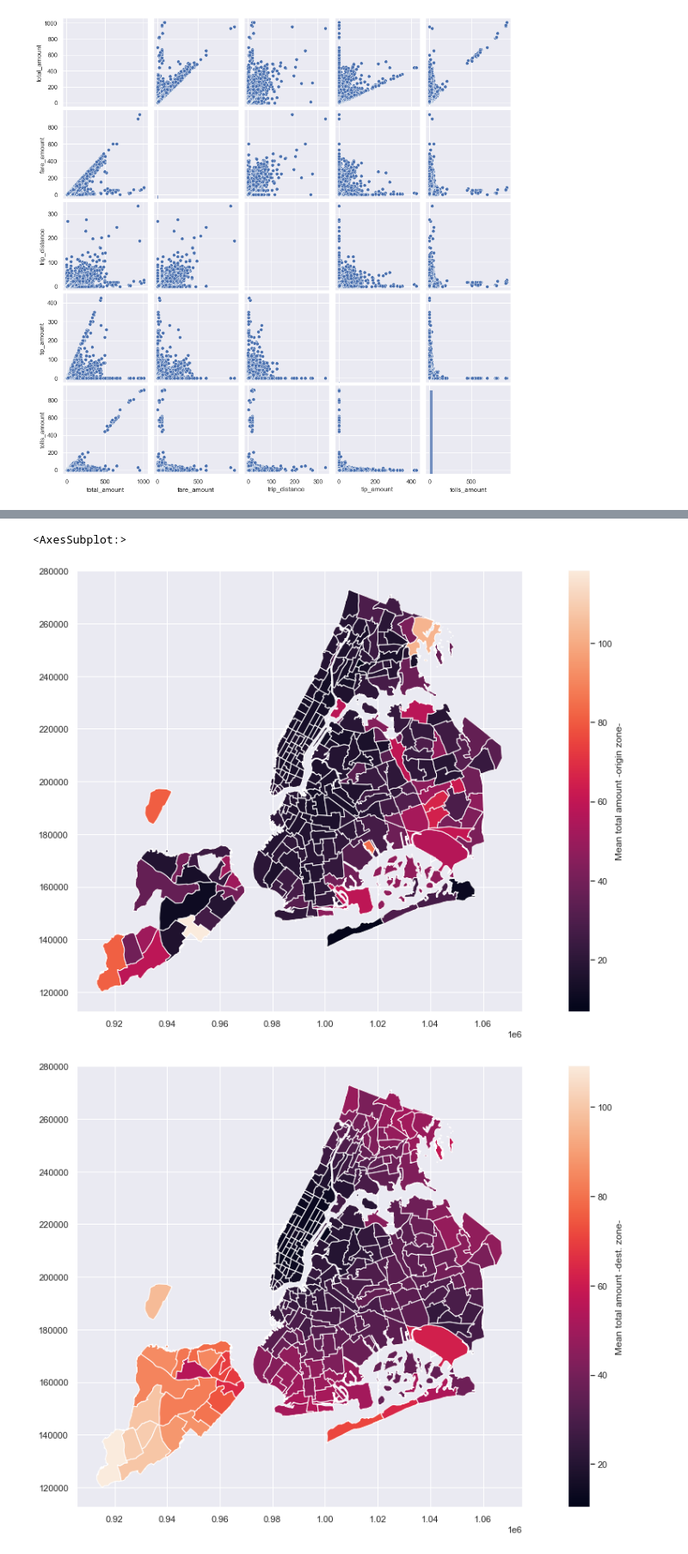
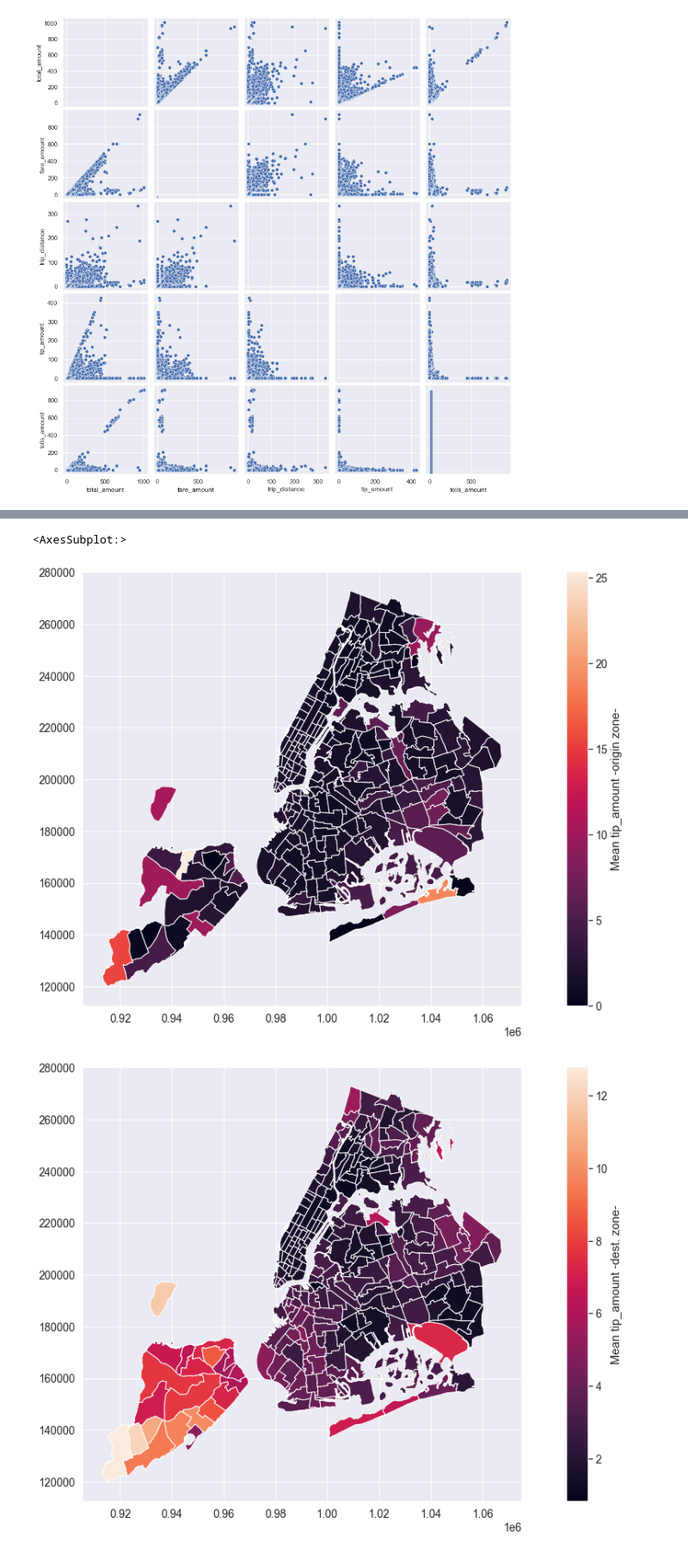
Before and after one commit to berfloma/NYC-Yellow-taxi, a Jupyter notebook: Data Summary.ipynb, the cells around one changed output, grey strips where cells are left out. Shown at 86% size. Drawn from its saved outputs; the diff is of its cells as text; code cells hidden in the pictures.

```diff
--- a/Data Summary.ipynb
+++ b/Data Summary.ipynb
@@ -22,6 +36,9 @@ from scipy import stats
 # %%
+# import extra data
 nyc_gdf = gpd.read_file("./shp/taxi_zones.shp")
+look_up = pd.read_csv("taxi+_zone_lookup.csv")
 
+# defining some functions
 def clean_yellow_taxi_data(df):
     """Given a yellow taxi df applies the transformations described in Data exploration and cleaning notebook"""
     # drop duplicates
@@ -32,14 +49,10 @@ def clean_yellow_taxi_data(df):
                         isin(nyc_gdf[nyc_gdf["zone"].isin(["LaGuardia Airport", "JFK Airport"])].loc[:, "LocationID"].to_list()), "airport_fee"] = 1.25
 
     # negative fares, tips, tolls, and total amount to positive
-#     df.loc[df["fare_amount"] < 0, "fare_amount"] = abs(df["fare_amount"])
-#     df.loc[df["tip_amount"] < 0, "tip_amount"] = abs(df["tip_amount"])
-#     df.loc[df["tolls_amount"] < 0, "tolls_amount"] = abs(df["tolls_amount"])
-#     df.loc[df["total_amount"] < 0, "total_amount"] = abs(df["total_amount"])
-    df["fare_amount"] = abs(df["fare_amount"])
-    df["tip_amount"] = abs(df["tip_amount"])
-    df["tolls_amount"] = abs(df["tolls_amount"])
-    df["total_amount"] = abs(df["total_amount"])
+    df.loc[:, "fare_amount"] = abs(df["fare_amount"])
+    df.loc[:, "tip_amount"] = abs(df["tip_amount"])
+    df.loc[:, "tolls_amount"] = abs(df["tolls_amount"])
+    df.loc[:, "total_amount"] = abs(df["total_amount"])
 
     # drop trips with more than 9 passengers
     df = df.drop(df[df.passenger_count > 9].index)
@@ -73,8 +86,12 @@ def clean_yellow_taxi_data(df):
     # drop ratecode id > 6
     df = df.drop(df[df.RatecodeID > 6].index)
 
+    # rate code ID
+    df.loc[(df['RatecodeID'] != 3) & ((df['PULocationID'] == 1) | ((df['DOLocationID'] == 1))), "RatecodeID"] = 3
+    df.loc[(df['RatecodeID'] != 4) & ((df['PULocationID'] == 250) | ((df['DOLocationID'] == 250))), "RatecodeID"] = 4
+    df.loc[(df['RatecodeID'] != 2) & ((df['PULocationID'] == 132) | ((df['DOLocationID'] == 132))), "RatecodeID"] = 2
+
     return df
-
 
 
 def get_cleaned_data(month_request, year):
@@ -245,22 +298,22 @@ plt.show();
 # %%
-total_amount_mean_origin = dict(zip(taxi_trips_2017.groupby("PULocationID").agg({"total_amount": "mean"}).index,
-                                taxi_trips_2017.groupby("PULocationID").agg({"total_amount": "mean"})["total_amount"]))
-total_amount_mean_destination = dict(zip(taxi_trips_2017.groupby("DOLocationID").agg({"total_amount": "mean"}).index,
-                                         taxi_trips_2017.groupby("DOLocationID").agg({"total_amount": "mean"})["total_amount"]))
+tip_amount_mean_origin = dict(zip(taxi_trips_2017.groupby("PULocationID").agg({"tip_amount": "mean"}).index,
+                                taxi_trips_2017.groupby("PULocationID").agg({"tip_amount": "mean"})["tip_amount"]))
+tip_amount_mean_destination = dict(zip(taxi_trips_2017.groupby("DOLocationID").agg({"tip_amount": "mean"}).index,
+                                         taxi_trips_2017.groupby("DOLocationID").agg({"tip_amount": "mean"})["tip_amount"]))
 
-nyc_gdf["total_amount_mean_origin"] = nyc_gdf["LocationID"].map(total_amount_mean_origin)
-nyc_gdf["total_amount_mean_destination"] = nyc_gdf["LocationID"].map(total_amount_mean_destination)
+nyc_gdf["tip_amount_mean_origin"] = nyc_gdf["LocationID"].map(tip_amount_mean_origin)
+nyc_gdf["tip_amount_mean_destination"] = nyc_gdf["LocationID"].map(tip_amount_mean_destination)
 
-nyc_gdf.plot(column = 'total_amount_mean_origin',
+nyc_gdf.plot(column = 'tip_amount_mean_origin',
              legend = True,
              figsize = [20,10],
-             legend_kwds = {'label': "Mean total amount -origin zone-"})
+             legend_kwds = {'label': "Mean tip_amount -origin zone-"})
 
-nyc_gdf.plot(column = 'total_amount_mean_destination',
+nyc_gdf.plot(column = 'tip_amount_mean_destination',
              legend = True,
              figsize = [20,10],
-             legend_kwds = {'label': "Mean total amount -dest. zone-"})
+             legend_kwds = {'label': "Mean tip_amount -dest. zone-"})
 # %% [output]
 <AxesSubplot:>
-[figure, old version]
+[figure, new version]
-[figure, old version]
+[figure, new version]
```
Also changed, not shown: parts of 37 cells of this notebook.
